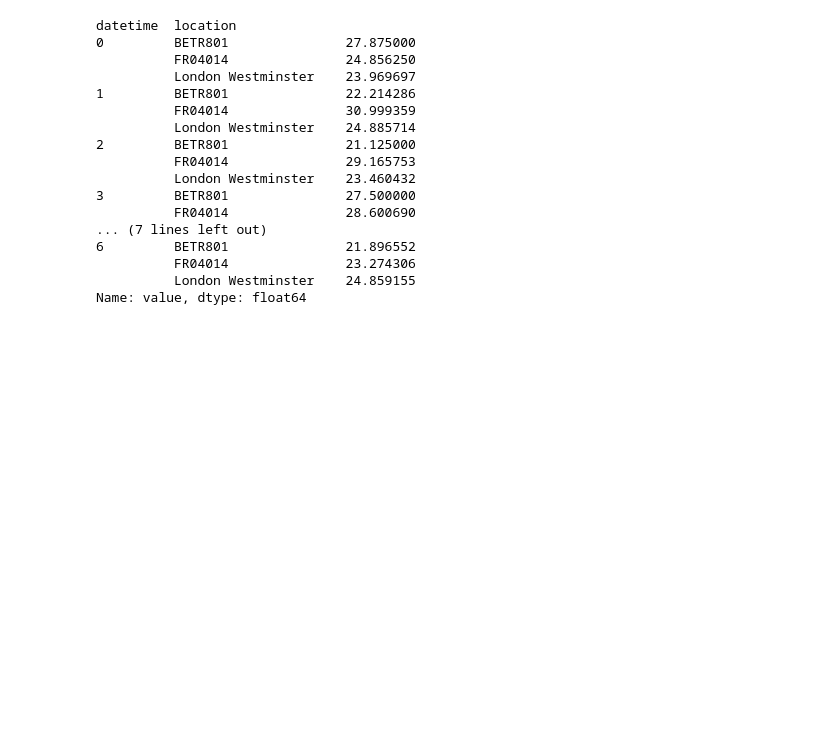
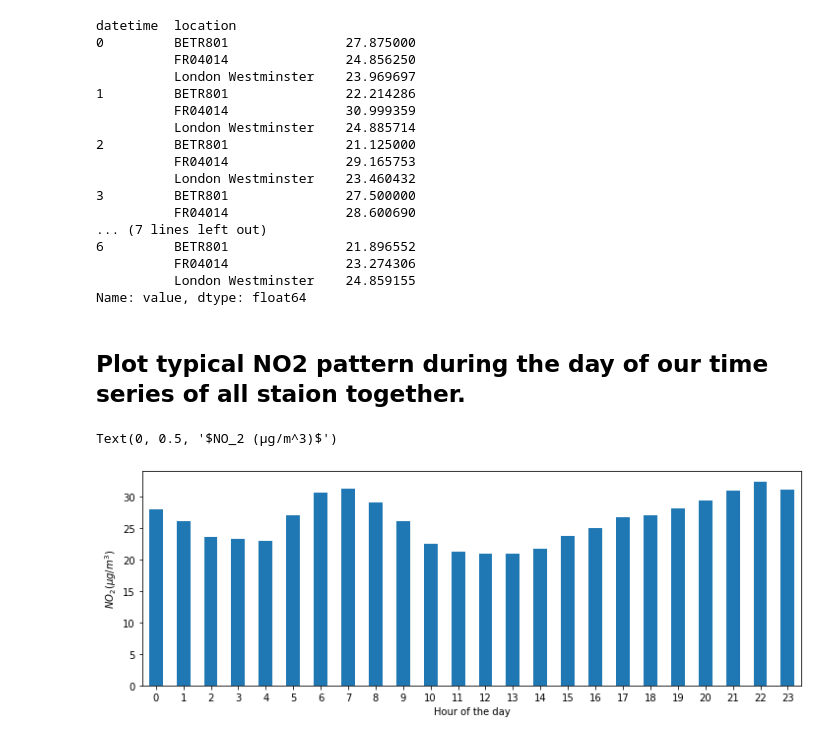
Before and after one commit to yogeshnakrani9/time_series_exploration, a Jupyter notebook: time_series_prep.ipynb, the cells around one changed output. Drawn from its saved outputs; the diff is of its cells as text; code cells hidden in the pictures; blank space fills up the shorter version.

Commit message:
time series initial introduction is done.

```diff
--- a/time_series_prep.ipynb
+++ b/time_series_prep.ipynb
@@ -2,7 +2,7 @@
 import pandas as pd
 import matplotlib.pyplot as plt
 # %%
-air_quality = pd.read_csv("../data/raw/air_quality_no2_long.csv")
+air_quality = pd.read_csv("./data/raw/air_quality_no2_long.csv")
 # %%
 air_quality = air_quality.rename(columns = {'date.utc' : 'datetime'})
 # %%
@@ -56,3 +56,13 @@ datetime  location
           FR04014               23.274306
           London Westminster    24.859155
 Name: value, dtype: float64
+# %% [markdown]
+## Plot typical NO2 pattern during the day of our time series of all staion together.
+# %%
+fig, axs = plt.subplots(figsize = (12, 4))
+air_quality.groupby([air_quality['datetime'].dt.hour])['value'].mean().plot(kind = 'bar', rot = 0, ax = axs)
+plt.xlabel("Hour of the day")
+plt.ylabel("$NO_2 (µg/m^3)$")
+# %% [output]
+Text(0, 0.5, '$NO_2 (µg/m^3)$')
+[figure, added]
```
Also changed, not shown: parts of 13 cells of this notebook.
